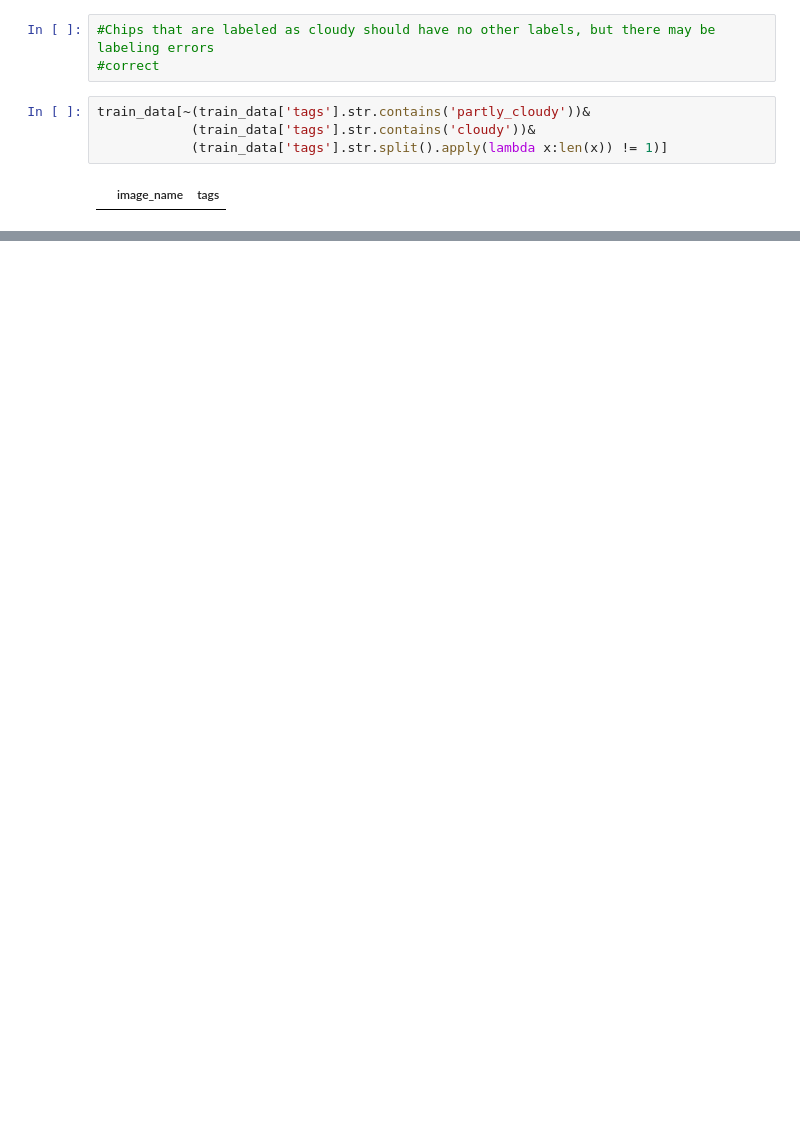
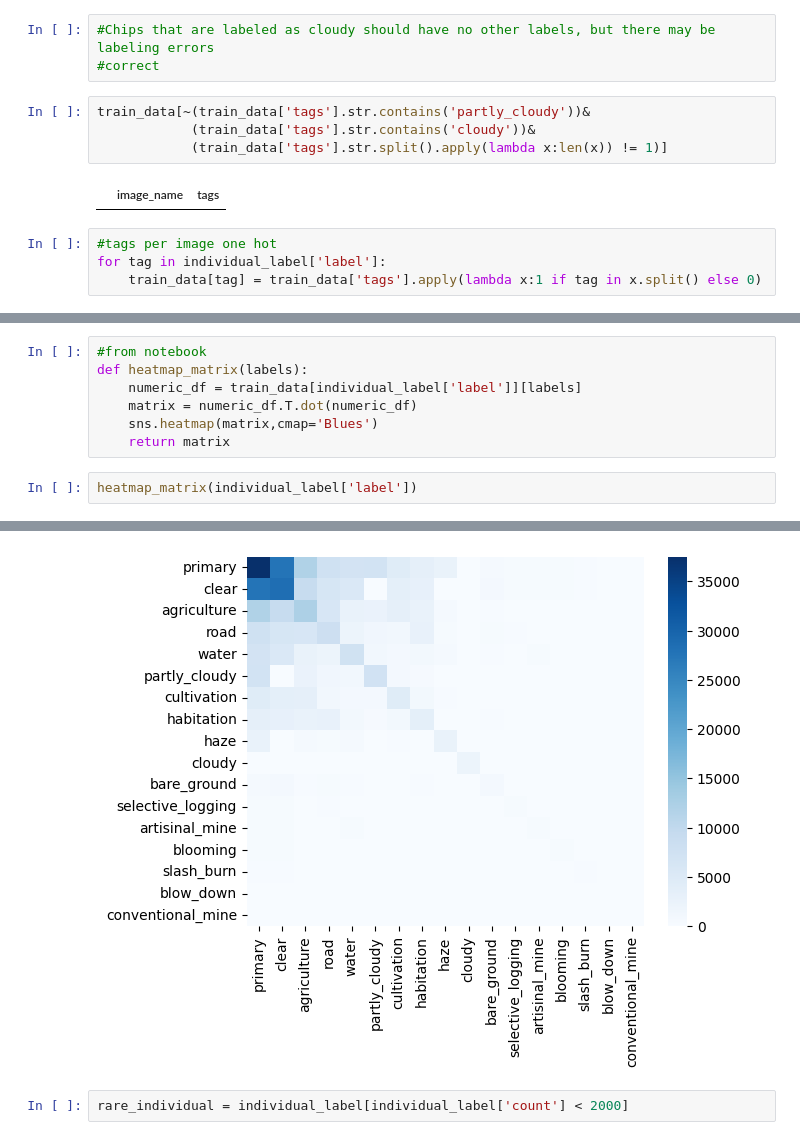
Before and after one commit to nicolasbuitragob/UnderstandingAmazon, a Jupyter notebook: notebooks/eda.ipynb, the cells around one changed output, grey strips where cells are left out. Drawn from its saved outputs; the diff is of its cells as text; blank space fills up the shorter version.

Commit message:
matrix and more eda

```diff
--- a/notebooks/eda.ipynb
+++ b/notebooks/eda.ipynb
@@ -54,3 +86,7 @@ train_data[~(train_data['tags'].str.contains('partly_cloudy'))&
             (train_data['tags'].str.split().apply(lambda x:len(x)) != 1)]
 # %% [output]
 |  | image_name | tags |
+# %%
+#tags per image one hot
+for tag in individual_label['label']:
+    train_data[tag] = train_data['tags'].apply(lambda x:1 if tag in x.split() else 0)
@@ -56,0 +112,10 @@ train_data[~(train_data['tags'].str.contains('partly_cloudy'))&
+# %%
+#from notebook
+def heatmap_matrix(labels):
+    numeric_df = train_data[individual_label['label']][labels]
+    matrix = numeric_df.T.dot(numeric_df)
+    sns.heatmap(matrix,cmap='Blues')
+    return matrix
+# %%
+heatmap_matrix(individual_label['label'])
+# %% [output]
@@ -56,0 +140,3 @@ train_data[~(train_data['tags'].str.contains('partly_cloudy'))&
+[figure, added]
+# %%
+rare_individual = individual_label[individual_label['count'] < 2000]
```
Also changed, not shown: parts of 19 cells of this notebook.
